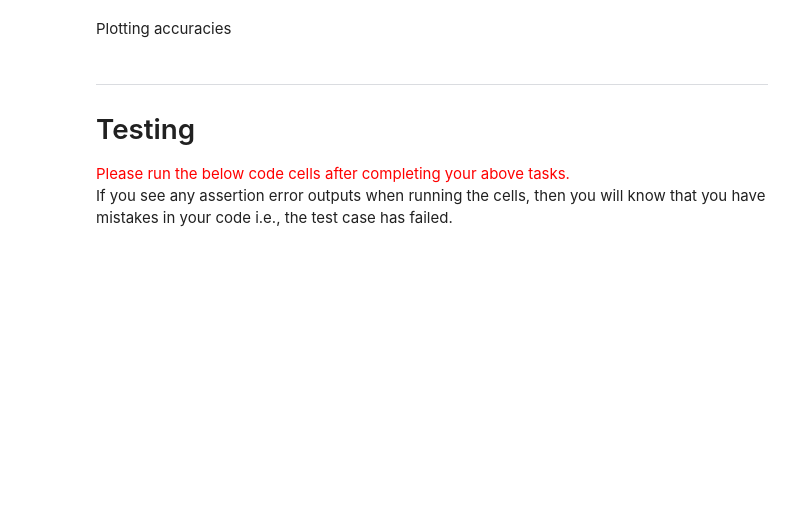
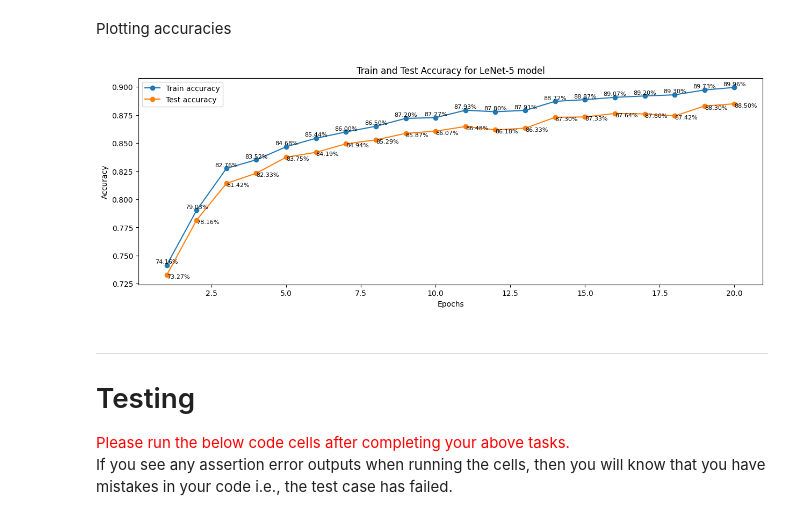
Before and after one commit to ISE-CS4445-AI/challenge-4-sprince0032, a Jupyter notebook: challenge-4.ipynb, the cells around one changed output. Drawn from its saved outputs; the diff is of its cells as text; code cells hidden in the pictures; blank space fills up the shorter version.

```diff
--- a/challenge-4.ipynb
+++ b/challenge-4.ipynb
@@ -310,14 +382,16 @@ Plotting accuracies
 # %%
 # Defining data and plot params
 epochRange = range(1, epochs+1)
 accuracyDataList = [(train_accuracy, {'label': 'Train accuracy', 'displayOffset': 0.0015,
                                       'decimalPlaces': 2, 'displayPercent': True}),
                 (test_accuracy, {'label': 'Test accuracy', 'ha': 'left', 'displayOffset': -0.003,
                                  'decimalPlaces': 2, 'displayPercent': True})]
 plotTitle = 'Train and Test Accuracy for LeNet-5 model'
 
 # Calling my custom util function to plot accuracy data
-plotMetrics(accuracyDataList, epochRange, xlabel='Epochs', ylabel='Accuracy', title=plotTitle, legend=True)
+plotMetrics(accuracyDataList, epochRange, xlabel='Epochs', ylabel='Accuracy', title=plotTitle, legend=True, figSize=(15, 5))
+# %% [output]
+[figure, added]
 # %% [markdown]
 ---
 
```
Also changed, not shown: parts of 9 cells of this notebook.
